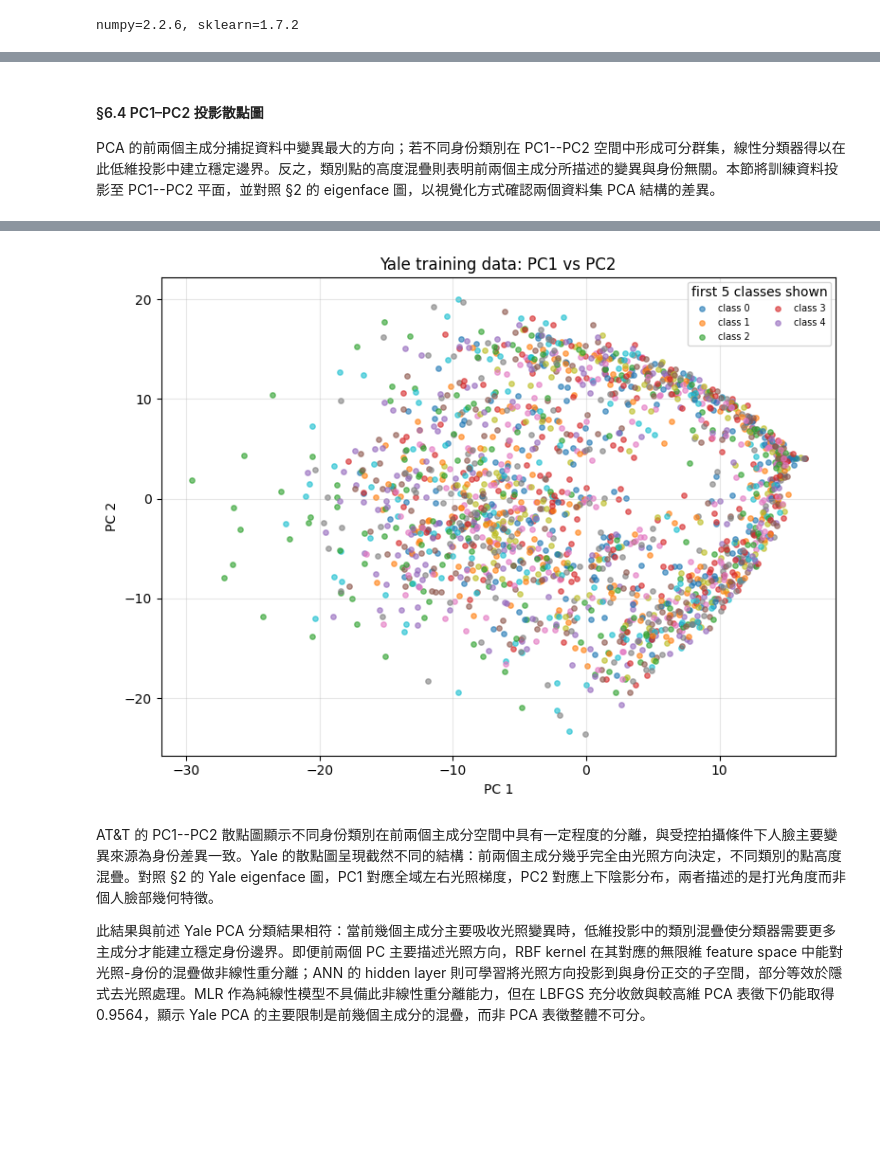
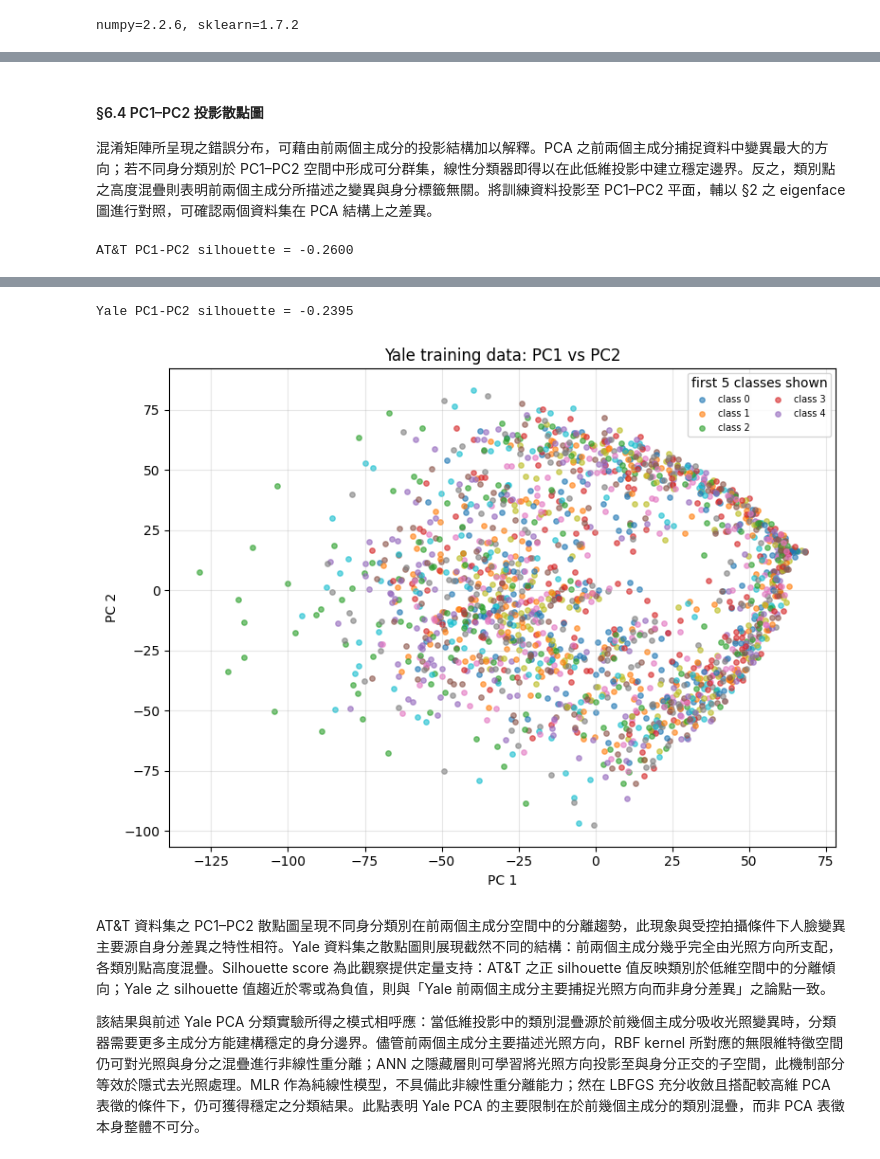
Before and after one commit to Dmg0920/ShallowMachineLearning-NTPU_U3753, a Jupyter notebook: Homework/SML_Work3_411278018.ipynb, the cells around one changed output, grey strips where cells are left out. Cells and saved outputs as stored; diff of their text form; code cells hidden in the pictures; blank space fills up the shorter version.

```diff
--- a/Homework/SML_Work3_411278018.ipynb
+++ b/Homework/SML_Work3_411278018.ipynb
@@ -1438,8 +1620,9 @@ for dataset_name, data in datasets.items():
                 disp.plot(ax=ax, cmap="Blues", colorbar=True, values_format="d")
                 ax.plot([], [], color=TAB10(0), label="count intensity")
                 ax.set_title(title)
-                ax.set_xlabel("Predicted label")
-                ax.set_ylabel("True label")
+                disp.ax_.tick_params(axis="both", which="both", labelsize=0)
+                ax.set_xlabel("Predicted label", fontsize=10)
+                ax.set_ylabel("True label", fontsize=10)
                 ax.legend()
                 ax.grid(True, alpha=0.15)
             plt.show()
@@ -1452,8 +1635,9 @@ for dataset_name, data in datasets.items():
             disp.plot(ax=ax, cmap="Blues", colorbar=True, values_format="d")
             ax.plot([], [], color=TAB10(0), label="count intensity")
             ax.set_title(f"{dataset_name} {classifier} confusion matrix ({feature})")
-            ax.set_xlabel("Predicted label")
-            ax.set_ylabel("True label")
+            disp.ax_.tick_params(axis="both", which="both", labelsize=0)
+            ax.set_xlabel("Predicted label", fontsize=10)
+            ax.set_ylabel("True label", fontsize=10)
             ax.legend()
             ax.grid(True, alpha=0.15)
             plt.show()
@@ -1463,7 +1647,8 @@ for dataset_name, data in datasets.items():
         pairs = []
         for true_label, pred_label in np.argwhere(off_diag > 0):
             pairs.append((int(off_diag[true_label, pred_label]), int(true_label), int(pred_label)))
-        # top-3 confusions format: (count, true_label, pred_label)
-        top3 = sorted(pairs, reverse=True)[:3]
-        print(f"{dataset_name} {classifier} top-3 confusions: {top3}")
+        # top confusions format: (count, true_label, pred_label)
+        top_confusions = sorted(pairs, reverse=True)
+        top_k = min(3, len(top_confusions))
+        print(f"{dataset_name} {classifier} top confusions (up to 3, actual {top_k}): {top_confusions[:3]}")
 # %% [output]
@@ -1482,28 +1667,31 @@ Yale ANN top-3 confusions: [(2, 34, 7), (2, 15, 14), (1, 37, 19)]
 # %% [markdown]
 #### §6.4 PC1–PC2 投影散點圖
 
-PCA 的前兩個主成分捕捉資料中變異最大的方向；若不同身份類別在 PC1--PC2 空間中形成可分群集，線性分類器得以在此低維投影中建立穩定邊界。反之，類別點的高度混疊則表明前兩個主成分所描述的變異與身份無關。本節將訓練資料投影至 PC1--PC2 平面，並對照 §2 的 eigenface 圖，以視覺化方式確認兩個資料集 PCA 結構的差異。
+混淆矩陣所呈現之錯誤分布，可藉由前兩個主成分的投影結構加以解釋。PCA 之前兩個主成分捕捉資料中變異最大的方向；若不同身分類別於 PC1–PC2 空間中形成可分群集，線性分類器即得以在此低維投影中建立穩定邊界。反之，類別點之高度混疊則表明前兩個主成分所描述之變異與身分標籤無關。將訓練資料投影至 PC1–PC2 平面，輔以 §2 之 eigenface 圖進行對照，可確認兩個資料集在 PCA 結構上之差異。
 # %%
-# §6.6 PC1 vs PC2 scatter plot
+# §6.4 PC1 vs PC2 scatter plot
+pc12_silhouette_rows = []
 for dataset_name, data in datasets.items():
     X_train, X_test, y_train, y_test = data["split"]
     pca_full = pca_summary[dataset_name]["pca_full"]
-    Z_train = pca_full.transform(X_train)[:, :2]  # 取前兩個 PC
+    scaler_for_pca_summary = pca_summary[dataset_name]["scaler"]
+    Z_train = pca_full.transform(scaler_for_pca_summary.transform(X_train))[:, :2]
+    s = silhouette_score(Z_train, y_train, sample_size=min(500, len(y_train)), random_state=SEED)
+    pc12_silhouette_rows.append({"dataset": dataset_name, "pc1_pc2_silhouette": s})
+    print(f"{dataset_name} PC1-PC2 silhouette = {s:.4f}")
 
     fig, ax = plt.subplots(figsize=(8, 6))
-    n_classes = len(np.unique(y_train))
     for cls in np.unique(y_train):
         mask = y_train == cls
-        ax.scatter(Z_train[mask, 0], Z_train[mask, 1],
-                   s=15, alpha=0.6,
-                   color=TAB10(cls % 10),
-                   label=f'class {cls}' if cls < 5 else '_nolegend_')
+        ax.scatter(Z_train[mask, 0], Z_train[mask, 1], s=15, alpha=0.6, color=TAB10(cls % 10), label=f"class {cls}" if cls < 5 else "_nolegend_")
     ax.set_title(f"{dataset_name} training data: PC1 vs PC2")
     ax.set_xlabel("PC 1")
     ax.set_ylabel("PC 2")
-    ax.legend(loc='upper right', fontsize=7, ncol=2,
-              title="first 5 classes shown")
+    ax.legend(loc="upper right", fontsize=7, ncol=2, title="first 5 classes shown")
     ax.grid(True, alpha=0.3)
     plt.tight_layout()
     plt.show()
+
+pc12_silhouette_df = pd.DataFrame(pc12_silhouette_rows)
 # %% [output]
+AT&T PC1-PC2 silhouette = -0.2600
@@ -1511,8 +1699,9 @@ for dataset_name, data in datasets.items():
+Yale PC1-PC2 silhouette = -0.2395
-[figure, old version]
+[figure, new version]
 # %% [markdown]
-AT&T 的 PC1--PC2 散點圖顯示不同身份類別在前兩個主成分空間中具有一定程度的分離，與受控拍攝條件下人臉主要變異來源為身份差異一致。Yale 的散點圖呈現截然不同的結構：前兩個主成分幾乎完全由光照方向決定，不同類別的點高度混疊。對照 §2 的 Yale eigenface 圖，PC1 對應全域左右光照梯度，PC2 對應上下陰影分布，兩者描述的是打光角度而非個人臉部幾何特徵。
+AT&T 資料集之 PC1–PC2 散點圖呈現不同身分類別在前兩個主成分空間中的分離趨勢，此現象與受控拍攝條件下人臉變異主要源自身分差異之特性相符。Yale 資料集之散點圖則展現截然不同的結構：前兩個主成分幾乎完全由光照方向所支配，各類別點高度混疊。Silhouette score 為此觀察提供定量支持：AT&T 之正 silhouette 值反映類別於低維空間中的分離傾向；Yale 之 silhouette 值趨近於零或為負值，則與「Yale 前兩個主成分主要捕捉光照方向而非身分差異」之論點一致。
 
-此結果與前述 Yale PCA 分類結果相符：當前幾個主成分主要吸收光照變異時，低維投影中的類別混疊使分類器需要更多主成分才能建立穩定身份邊界。即便前兩個 PC 主要描述光照方向，RBF kernel 在其對應的無限維 feature space 中能對光照-身份的混疊做非線性重分離；ANN 的 hidden layer 則可學習將光照方向投影到與身份正交的子空間，部分等效於隱式去光照處理。MLR 作為純線性模型不具備此非線性重分離能力，但在 LBFGS 充分收斂與較高維 PCA 表徵下仍能取得 0.9564，顯示 Yale PCA 的主要限制是前幾個主成分的混疊，而非 PCA 表徵整體不可分。
+該結果與前述 Yale PCA 分類實驗所得之模式相呼應：當低維投影中的類別混疊源於前幾個主成分吸收光照變異時，分類器需要更多主成分方能建構穩定的身分邊界。儘管前兩個主成分主要描述光照方向，RBF kernel 所對應的無限維特徵空間仍可對光照與身分之混疊進行非線性重分離；ANN 之隱藏層則可學習將光照方向投影至與身分正交的子空間，此機制部分等效於隱式去光照處理。MLR 作為純線性模型，不具備此非線性重分離能力；然在 LBFGS 充分收斂且搭配較高維 PCA 表徵的條件下，仍可獲得穩定之分類結果。此點表明 Yale PCA 的主要限制在於前幾個主成分的類別混疊，而非 PCA 表徵本身整體不可分。
 # %%
 efficiency_rows = [
     {
```
Also changed, not shown: parts of 50 cells of this notebook.
